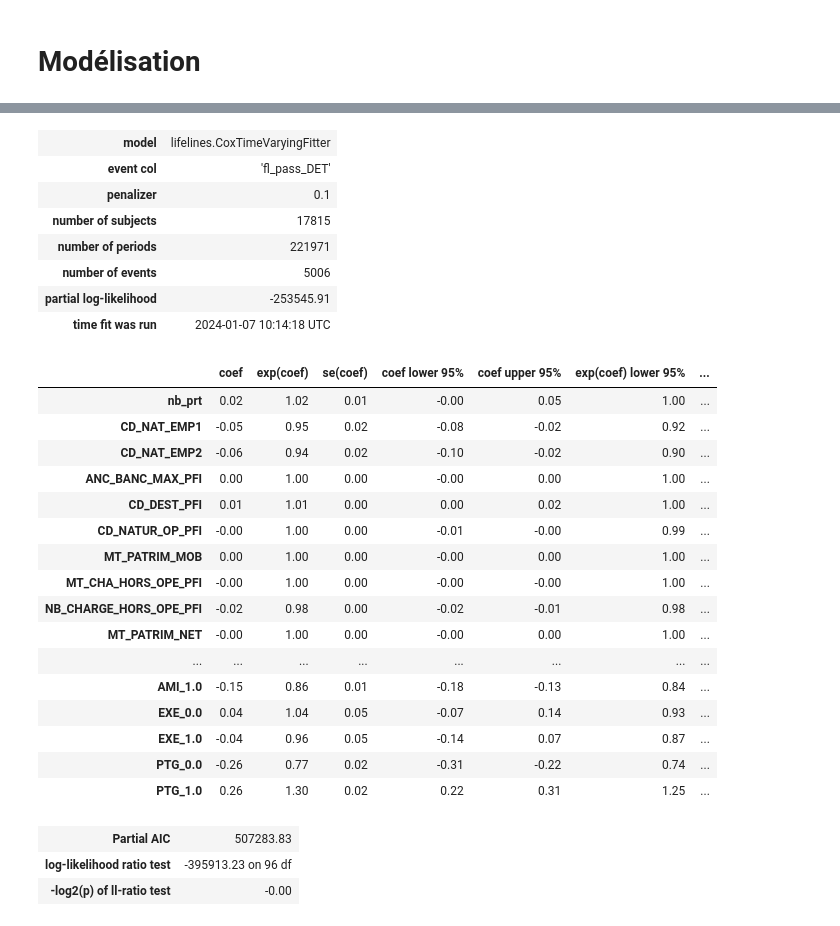
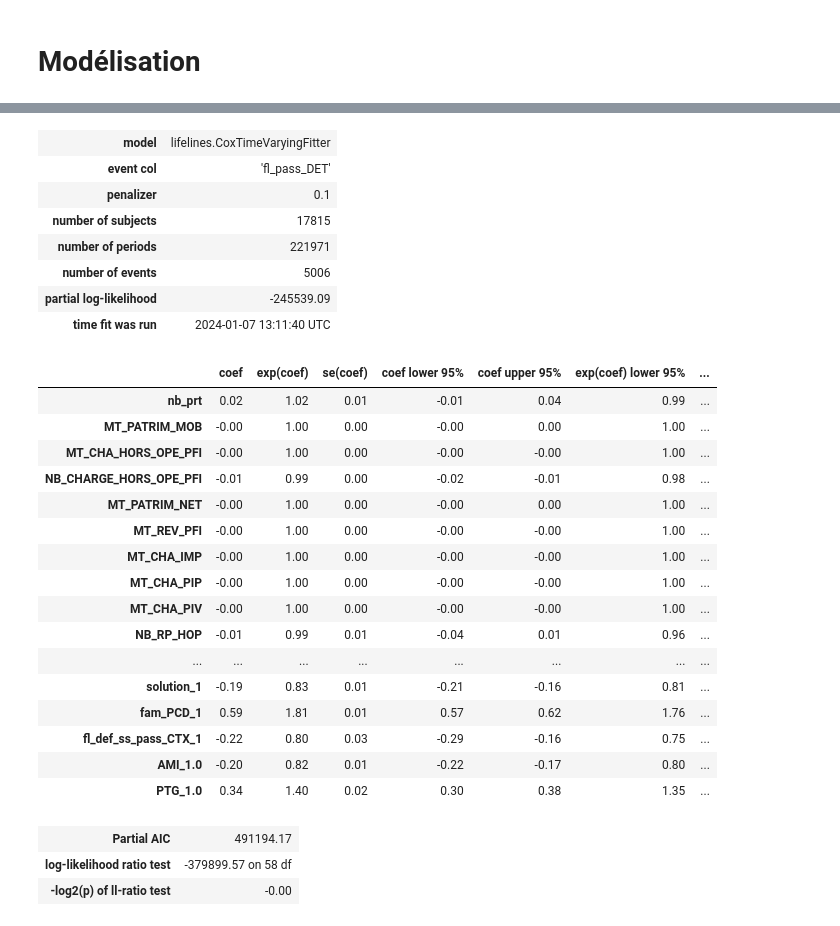
Before and after one commit to samuel-LP/Challenge-Credit-Logement, a Jupyter notebook: notebooks/Modèles_Durée.ipynb, the cells around one changed output, grey strips where cells are left out. Drawn from its saved outputs; the diff is of its cells as text; code cells hidden in the pictures.

```diff
--- a/notebooks/Modèles_Durée.ipynb
+++ b/notebooks/Modèles_Durée.ipynb
@@ -66,0 +142,2 @@ for col in cols_categorielles:
+# %%
+selected_features.extend(["fl_pass_DET", "cd_op", 'arrete', 'date_entree_defaut'])
@@ -66,0 +148,2 @@ for col in cols_categorielles:
+# %%
+df = df[selected_features]
@@ -130,3 +210,5 @@ data_haz.loc[(data_haz['start'] == data_haz['stop']) & (data_haz['start'] == 0)
 data_haz = data_haz.select_dtypes(exclude=["datetime64"])
 # %%
 data_haz.drop(columns = ["cd_op"], inplace = True)
+# %%
+data_haz2 = data_haz[['fam_ENQ','solution','FL_REL_NON_ANNULE','niv_gravite_mtf_dne','CD_SITFAM_EMP1','regroup_natur_op','PTG','fl_fam_vam','fam_PCD','AMI','CD_ETAT_CIVIL','CD_NAT_EMP1','niv_gravite_mtf_dne','FL_REL_NON_ANNULE','sol_echec','fl_def_ss_pass_CTX','nb_empr_ope','CD_MTF_DFC','FL_ETR', "id", "fl_pass_DET", "start", "stop"]]
@@ -151,4 +235,4 @@ data_haz
 # %%
 ctv = CoxTimeVaryingFitter(penalizer=0.1)
-ctv.fit(data_haz, id_col="id", event_col="fl_pass_DET", stop_col="stop", show_progress=True)
+ctv.fit(data_haz2, id_col="id", event_col="fl_pass_DET", stop_col="stop", show_progress=True)
 # %% [output]
@@ -171,33 +255,33 @@ Iteration 50: norm_delta = 2.99e+00, step_size = 0.6727, log_lik = -253545.91347
 Convergence failed. See any warning messages.
 <lifelines.CoxTimeVaryingFitter: fitted with 221971 periods, 17815 subjects, 5006 events>
 # %%
-ctv.print_summary()
+results = ctv.print_summary()
 # %% [output]
 | model | lifelines.CoxTimeVaryingFitter |
 | event col | 'fl_pass_DET' |
 | penalizer | 0.1 |
 | number of subjects | 17815 |
 | number of periods | 221971 |
 | number of events | 5006 |
-| partial log-likelihood | -253545.91 |
-| time fit was run | 2024-01-07 10:14:18 UTC |
+| partial log-likelihood | -245539.09 |
+| time fit was run | 2024-01-07 13:11:40 UTC |
 |  | coef | exp(coef) | se(coef) | coef lower 95% | coef upper 95% | exp(coef) lower 95% | ... |
-| nb_prt | 0.02 | 1.02 | 0.01 | -0.00 | 0.05 | 1.00 | ... |
-| CD_NAT_EMP1 | -0.05 | 0.95 | 0.02 | -0.08 | -0.02 | 0.92 | ... |
-| CD_NAT_EMP2 | -0.06 | 0.94 | 0.02 | -0.10 | -0.02 | 0.90 | ... |
-| ANC_BANC_MAX_PFI | 0.00 | 1.00 | 0.00 | -0.00 | 0.00 | 1.00 | ... |
-| CD_DEST_PFI | 0.01 | 1.01 | 0.00 | 0.00 | 0.02 | 1.00 | ... |
-| CD_NATUR_OP_PFI | -0.00 | 1.00 | 0.00 | -0.01 | -0.00 | 0.99 | ... |
-| MT_PATRIM_MOB | 0.00 | 1.00 | 0.00 | -0.00 | 0.00 | 1.00 | ... |
+| nb_prt | 0.02 | 1.02 | 0.01 | -0.01 | 0.04 | 0.99 | ... |
+| MT_PATRIM_MOB | -0.00 | 1.00 | 0.00 | -0.00 | 0.00 | 1.00 | ... |
 | MT_CHA_HORS_OPE_PFI | -0.00 | 1.00 | 0.00 | -0.00 | -0.00 | 1.00 | ... |
-| NB_CHARGE_HORS_OPE_PFI | -0.02 | 0.98 | 0.00 | -0.02 | -0.01 | 0.98 | ... |
+| NB_CHARGE_HORS_OPE_PFI | -0.01 | 0.99 | 0.00 | -0.02 | -0.01 | 0.98 | ... |
 | MT_PATRIM_NET | -0.00 | 1.00 | 0.00 | -0.00 | 0.00 | 1.00 | ... |
+| MT_REV_PFI | -0.00 | 1.00 | 0.00 | -0.00 | -0.00 | 1.00 | ... |
+| MT_CHA_IMP | -0.00 | 1.00 | 0.00 | -0.00 | -0.00 | 1.00 | ... |
+| MT_CHA_PIP | -0.00 | 1.00 | 0.00 | -0.00 | -0.00 | 1.00 | ... |
+| MT_CHA_PIV | -0.00 | 1.00 | 0.00 | -0.00 | -0.00 | 1.00 | ... |
+| NB_RP_HOP | -0.01 | 0.99 | 0.01 | -0.04 | 0.01 | 0.96 | ... |
 | ... | ... | ... | ... | ... | ... | ... | ... |
-| AMI_1.0 | -0.15 | 0.86 | 0.01 | -0.18 | -0.13 | 0.84 | ... |
-| EXE_0.0 | 0.04 | 1.04 | 0.05 | -0.07 | 0.14 | 0.93 | ... |
-| EXE_1.0 | -0.04 | 0.96 | 0.05 | -0.14 | 0.07 | 0.87 | ... |
-| PTG_0.0 | -0.26 | 0.77 | 0.02 | -0.31 | -0.22 | 0.74 | ... |
-| PTG_1.0 | 0.26 | 1.30 | 0.02 | 0.22 | 0.31 | 1.25 | ... |
+| solution_1 | -0.19 | 0.83 | 0.01 | -0.21 | -0.16 | 0.81 | ... |
+| fam_PCD_1 | 0.59 | 1.81 | 0.01 | 0.57 | 0.62 | 1.76 | ... |
+| fl_def_ss_pass_CTX_1 | -0.22 | 0.80 | 0.03 | -0.29 | -0.16 | 0.75 | ... |
+| AMI_1.0 | -0.20 | 0.82 | 0.01 | -0.22 | -0.17 | 0.80 | ... |
+| PTG_1.0 | 0.34 | 1.40 | 0.02 | 0.30 | 0.38 | 1.35 | ... |
-| Partial AIC | 507283.83 |
-| log-likelihood ratio test | -395913.23 on 96 df |
+| Partial AIC | 491194.17 |
+| log-likelihood ratio test | -379899.57 on 58 df |
 | -log2(p) of ll-ratio test | -0.00 |
```
Also changed, not shown: parts of 17 cells of this notebook, 1 other file.
